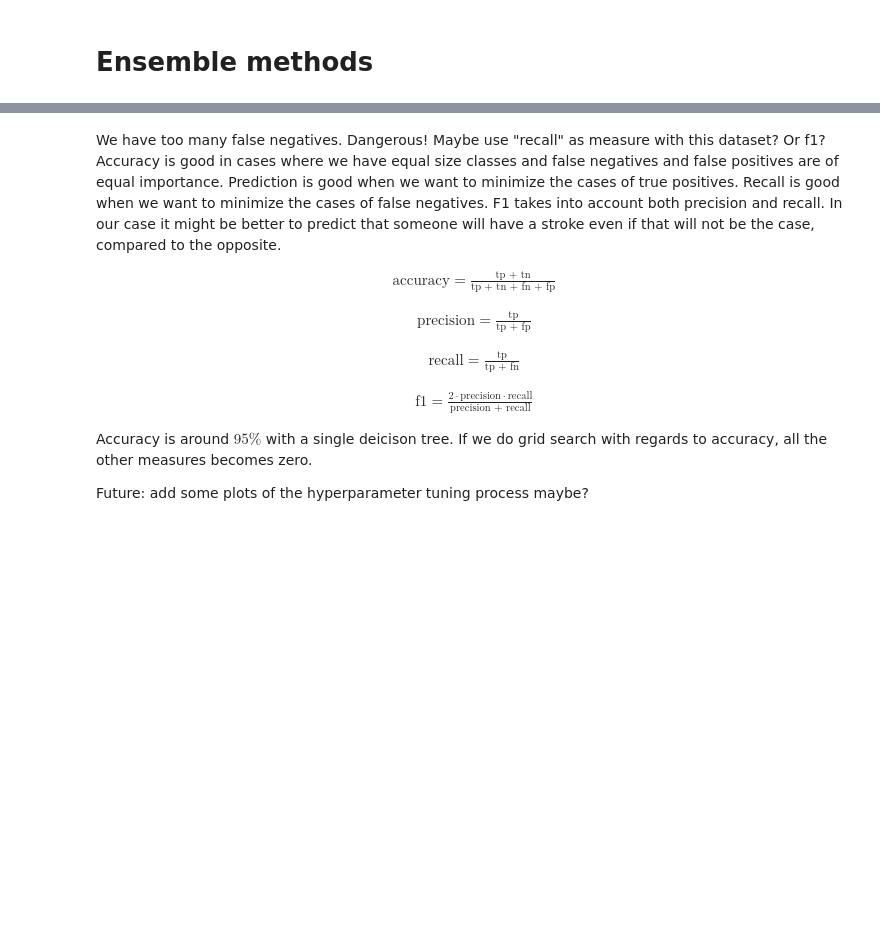
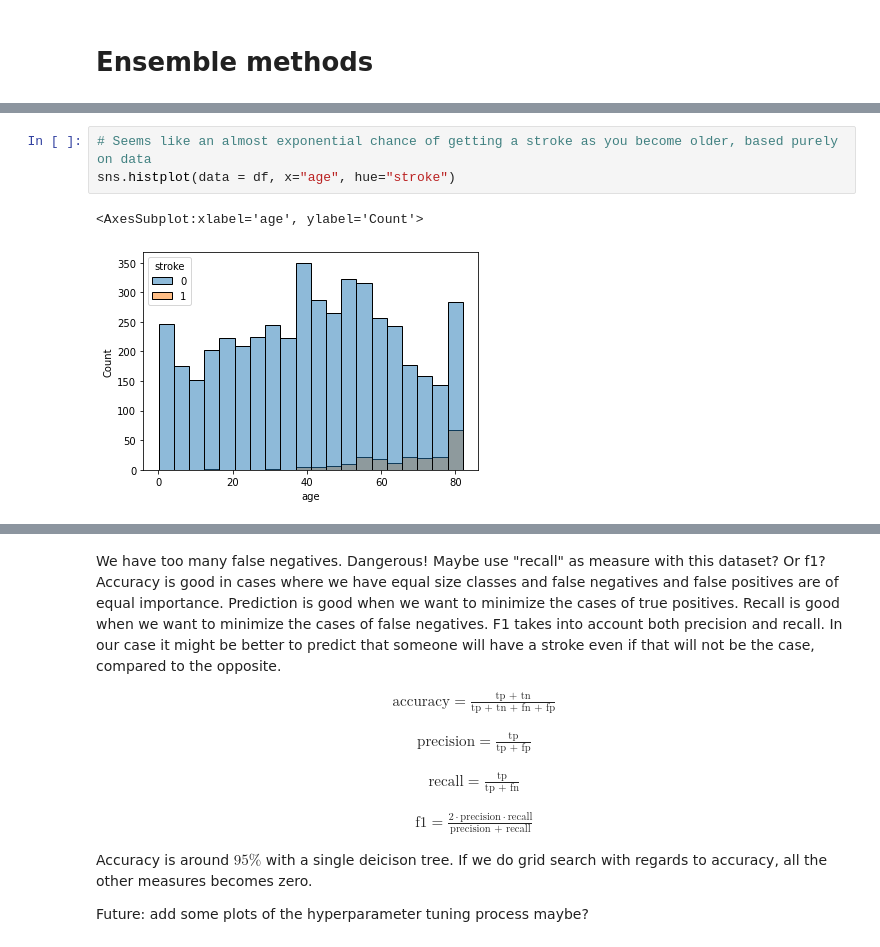
Before and after one commit to ebbeberge/stroke-classification, a Jupyter notebook: ensemble_methods.ipynb, the cells around one changed output, grey strips where cells are left out. Saved outputs shown, nothing was run; the diff lists cells and outputs as text; blank space fills up the shorter version.

```diff
--- a/ensemble_methods.ipynb
+++ b/ensemble_methods.ipynb
@@ -86,0 +67,6 @@ Percentage of non-stroke examples in dataset:  0.9574164629176855
+# %%
+# Seems like an almost exponential chance of getting a stroke as you become older, based purely on data
+sns.histplot(data = df, x="age", hue="stroke")
+# %% [output]
+<AxesSubplot:xlabel='age', ylabel='Count'>
+[figure, added]
```
Also changed, not shown: parts of 41 cells of this notebook.
